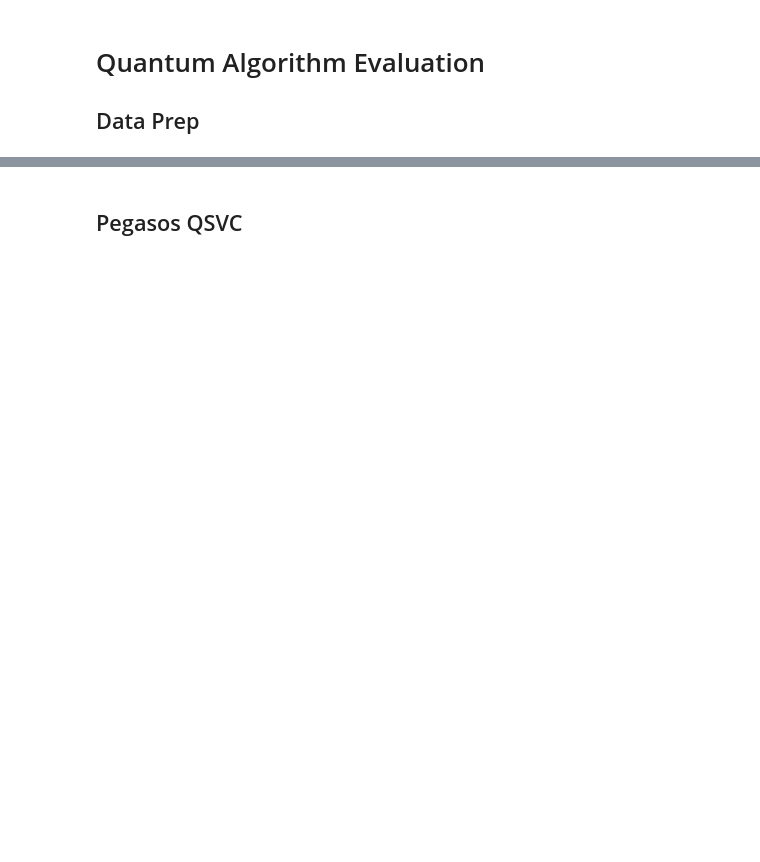
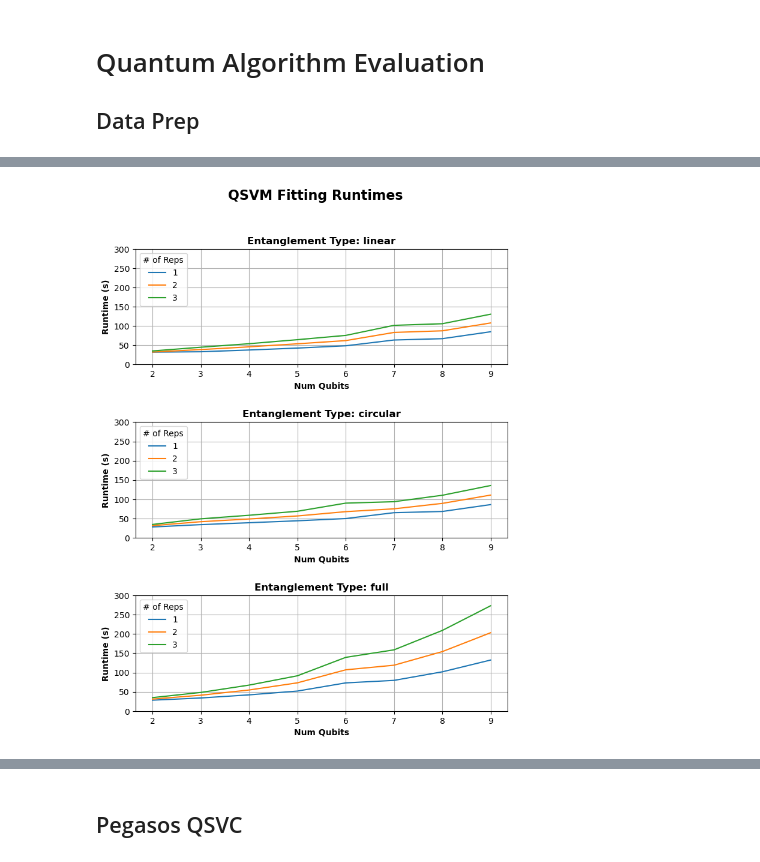
Before and after one commit to williamzjasmine/CUNY_SPS_DS, a Jupyter notebook: DATA_698/final_project/src/Data_698_Final_Project.ipynb, the cells around one changed output, grey strips where cells are left out. Drawn from its saved outputs; the diff is of its cells as text; code cells hidden in the pictures; blank space fills up the shorter version.

```diff
--- a/DATA_698/final_project/src/Data_698_Final_Project.ipynb
+++ b/DATA_698/final_project/src/Data_698_Final_Project.ipynb
@@ -664,0 +869,34 @@ qsvc_results
+# %%
+def plot_qsvm_results(qsvm_results, x_name, y_name, iterable, iterable_name,
+                      x_label, y_label, title, legend_title, ylim, fignum=None):
+
+    plt.figure(figsize=(8,10))
+
+    num_plots = len(entanglement_types)
+    for i, entanglement_type in enumerate(entanglement_types):
+
+        plt.subplot(num_plots, 1, i+1)
+        for i in iterable:
+            tmp = qsvm_results[(qsvm_results['entanglement_type'] == entanglement_type) & (qsvm_results[iterable_name] == i)]
+            plt.plot(tmp[x_name], tmp[y_name], label= i)
+        plt.legend(title=legend_title, loc='upper left')
+        plt.title(f'Entanglement Type: {entanglement_type}', fontweight='bold')
+        plt.xlabel(x_label, fontweight='bold')
+        plt.ylabel(y_label, fontweight='bold')
+        plt.ylim(0, ylim)
+        plt.grid()
+
+    plt.subplots_adjust(hspace=0.5)  # Increase vertical spacing (default is usually 0.2)
+    plt.suptitle(title, fontsize=16, fontweight='bold')
+    if fignum is not None:
+        plt.savefig(f'../documents/figures/fig_{fignum}.png')
+    plt.show()
+# %%
+x_label = 'Num Qubits'
+y_label = 'Runtime (s)'
+title = 'QSVM Fitting Runtimes'
+legend_title = '# of Reps'
+plot_qsvm_results(qsvm_results, 'num_qubits', 'q_time', reps_range, 'reps',
+                  x_label, y_label, title, legend_title, 300, 11)
+# %% [output]
+[figure, added]
```
Also changed, not shown: parts of 47 cells of this notebook, 1 other file.
